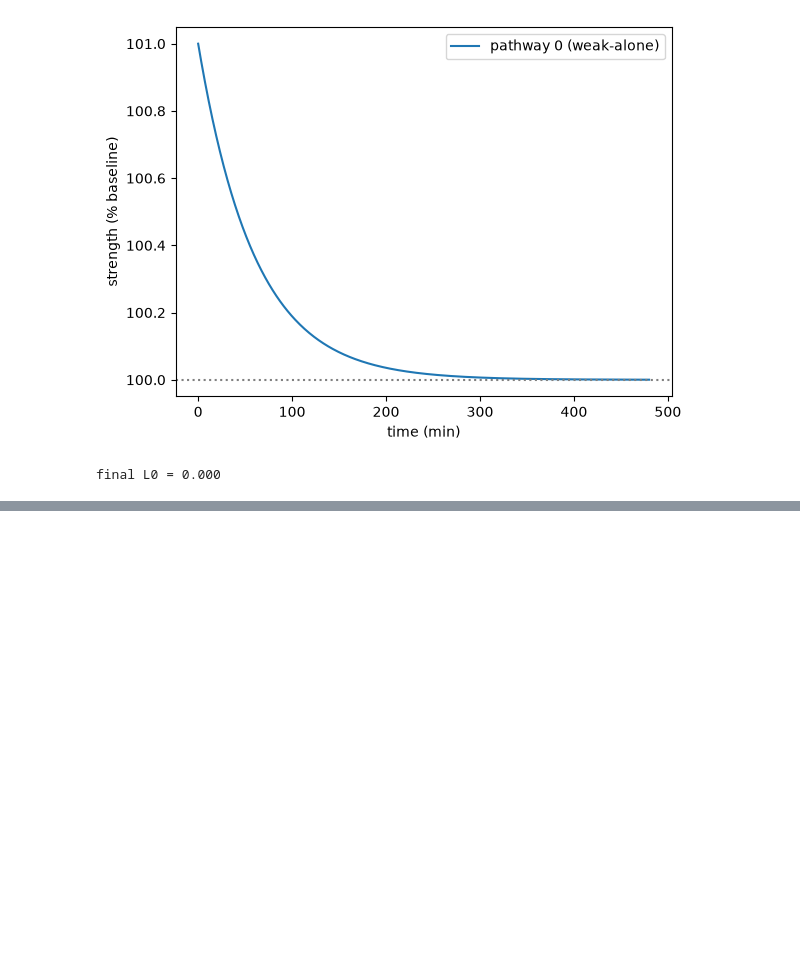
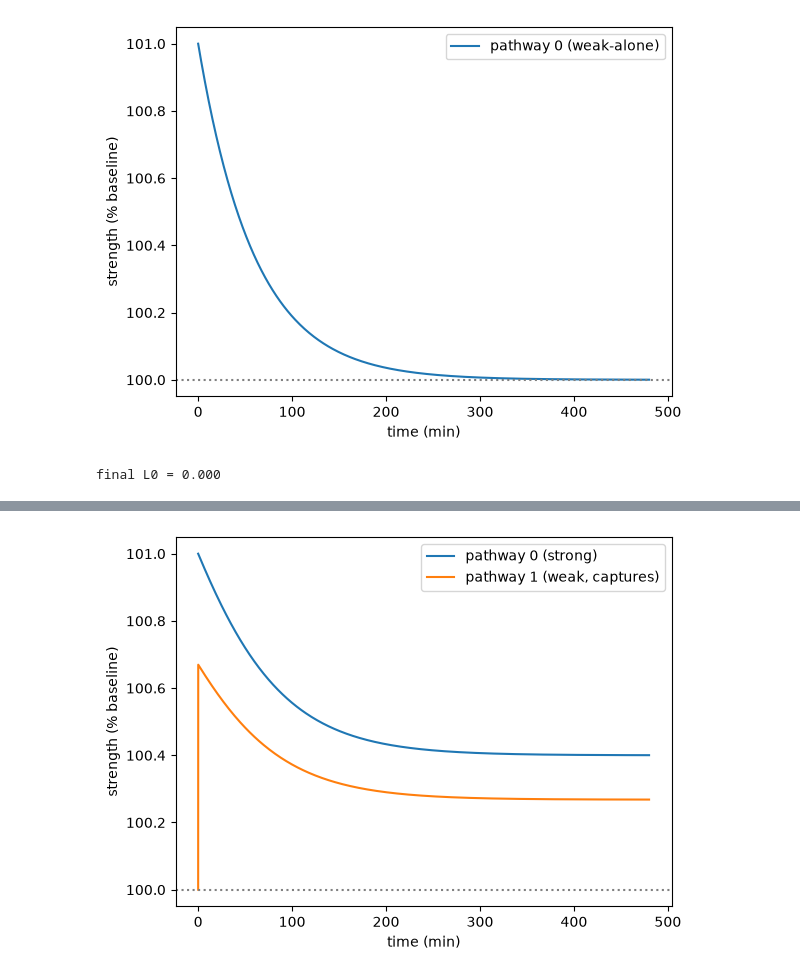
Before and after one commit to AVenkedesh/Long-Term-Potentiation-ODE-Model, a Jupyter notebook: src/validation.ipynb, the cells around one changed output, grey strips where cells are left out. Drawn from its saved outputs; the diff is of its cells as text; code cells hidden in the pictures; blank space fills up the shorter version.

```diff
--- a/src/validation.ipynb
+++ b/src/validation.ipynb
@@ -19,6 +19,8 @@ S_BASE = 100.0
 S_TAG = 1.0
 S_EARLY = 1.0
 S_PRODUCT = 1.0
+W_TAG = 0.67
+W_EARLY = 0.67
 # %% [markdown]
 # Scenario 1: Strong Stimulation Alone
 
@@ -81,0 +88,33 @@ final L0 = 0.000
+# %%
+dendrite_strong = Dendrite(TAU_T, TAU_E, BETA)
+dendrite_weak = Dendrite(TAU_T, TAU_E, BETA)
+soma = Soma(TAU_P)
+neuron = Neuron([dendrite_strong, dendrite_weak], soma, S_BASE)
+# %%
+events = [{
+    "time": 0,
+    "type": "strong",
+    "i": 0,
+    "s": S_TAG,
+    "e": S_EARLY,
+    "P": S_PRODUCT
+}, {
+    "time": 0,
+    "type": "weak",
+    "i": 1,
+    "s": W_TAG,
+    "e": W_EARLY,
+    "P": S_PRODUCT
+}
+]
+
+t,y = neuron.run(events, 480)
+(s0,s1) = neuron.strengths(y)
+# %%
+plt.plot(t, s0, label="pathway 0 (strong)")
+plt.plot(t, s1, label="pathway 1 (weak, captures)")
+plt.axhline(S_BASE, color="grey", ls=":")
+plt.xlabel("time (min)"); plt.ylabel("strength (% baseline)")
+plt.legend(); plt.show()
+# %% [output]
+[figure, added]
```
Also changed, not shown: parts of 1 cell of this notebook.
